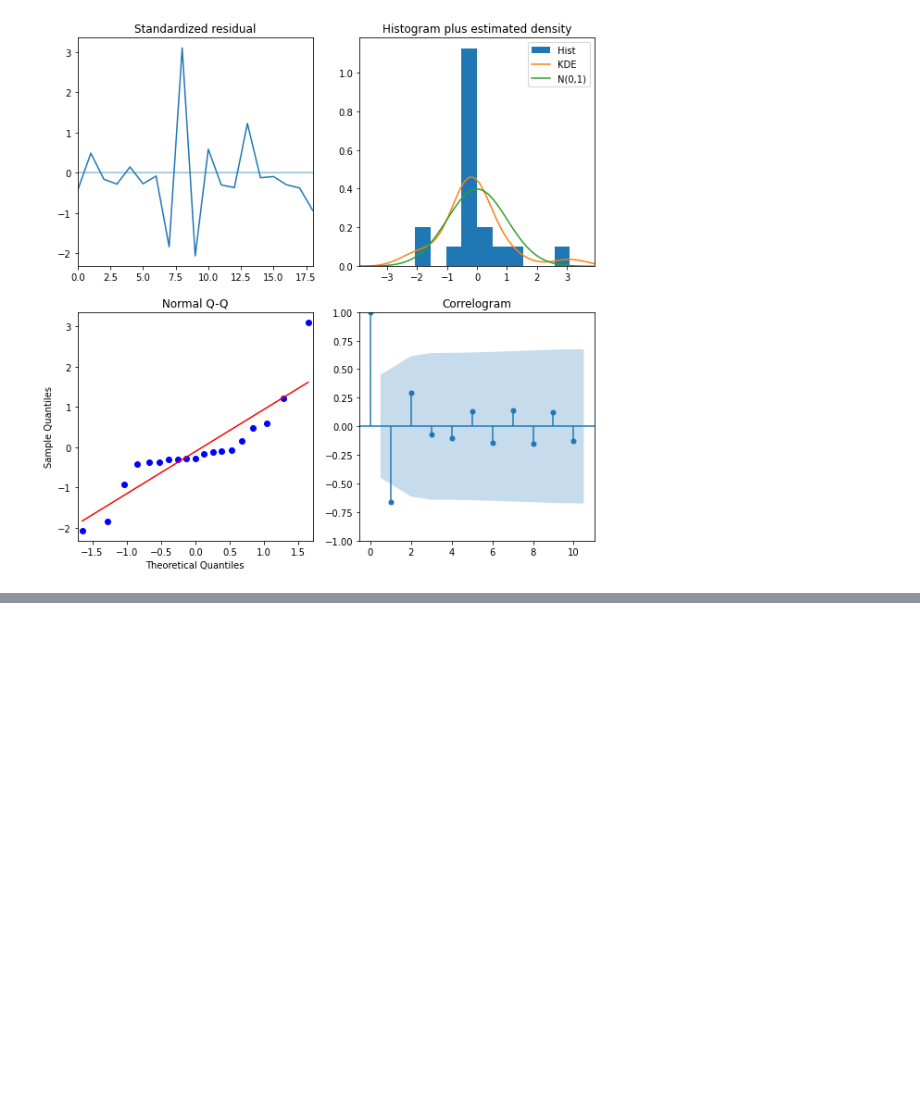
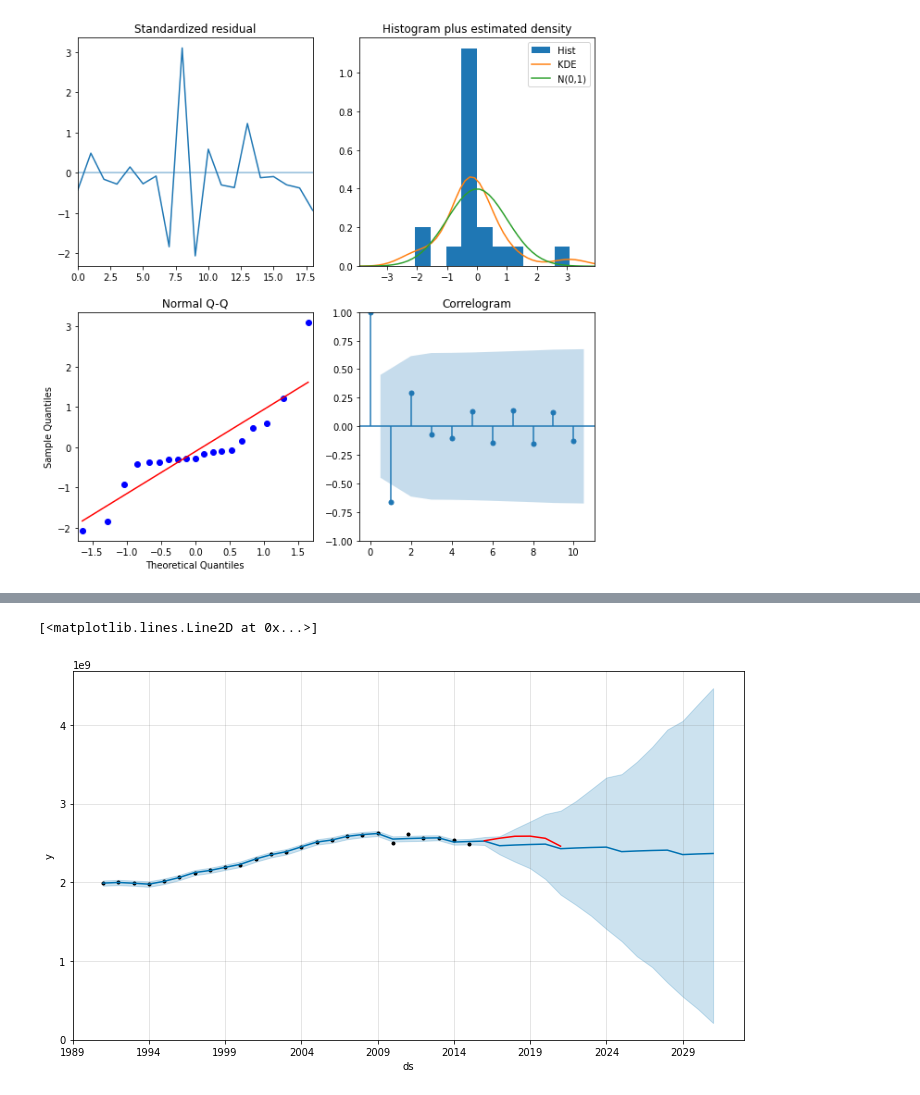
Before and after one commit to SinanSeyhan/green-electricity-project, a Jupyter notebook: notebooks/Model_sinan.ipynb, the cells around one changed output, grey strips where cells are left out. Cells and saved outputs as stored; diff of their text form; code cells hidden in the pictures; blank space fills up the shorter version.

Commit message:
Uplading the working model

```diff
--- a/notebooks/Model_sinan.ipynb
+++ b/notebooks/Model_sinan.ipynb
@@ -224,0 +292,3 @@ sarimax.fit()
+# %%
+df['ds'] = pd.to_datetime(df['ds'], format='%Y') + pd.to_timedelta(364, unit='D')
+df
@@ -224,0 +313,4 @@ sarimax.fit()
+# %%
+train = df.iloc[:25]
+test = df.iloc[25:]
+train.shape, test.shape
@@ -224,0 +348,9 @@ sarimax.fit()
+# %%
+model = Prophet(seasonality_mode='multiplicative',
+                yearly_seasonality='auto',
+                weekly_seasonality=False,
+                daily_seasonality=False,
+                interval_width=0.95)
+model.fit(train)
+
+# 135.92 --> yearly_seasonality=True
@@ -224,0 +377,5 @@ sarimax.fit()
+# %%
+horizon = 16
+future = model.make_future_dataframe(periods=horizon, freq='Y')
+forecast = model.predict(future)
+forecast[['ds', 'yhat', 'yhat_lower', 'yhat_upper']].tail()
@@ -224,0 +416,6 @@ sarimax.fit()
+# %%
+ax = model.plot(forecast);
+plt.plot(test.ds, test.y, color = 'r')
+# %% [output]
+[<matplotlib.lines.Line2D at 0x...>]
+[figure, added]
```
Also changed, not shown: parts of 23 cells of this notebook, 2 other files.
